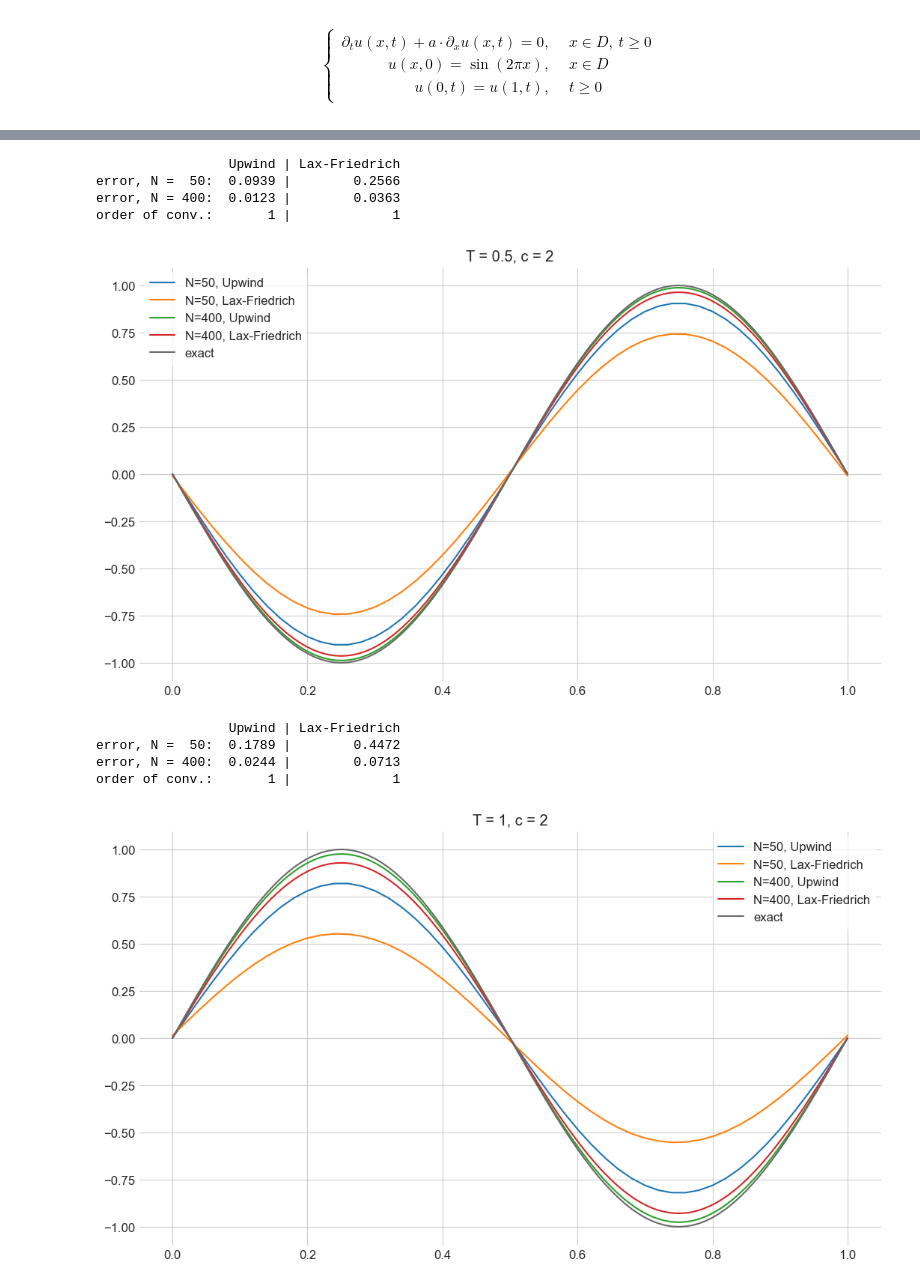
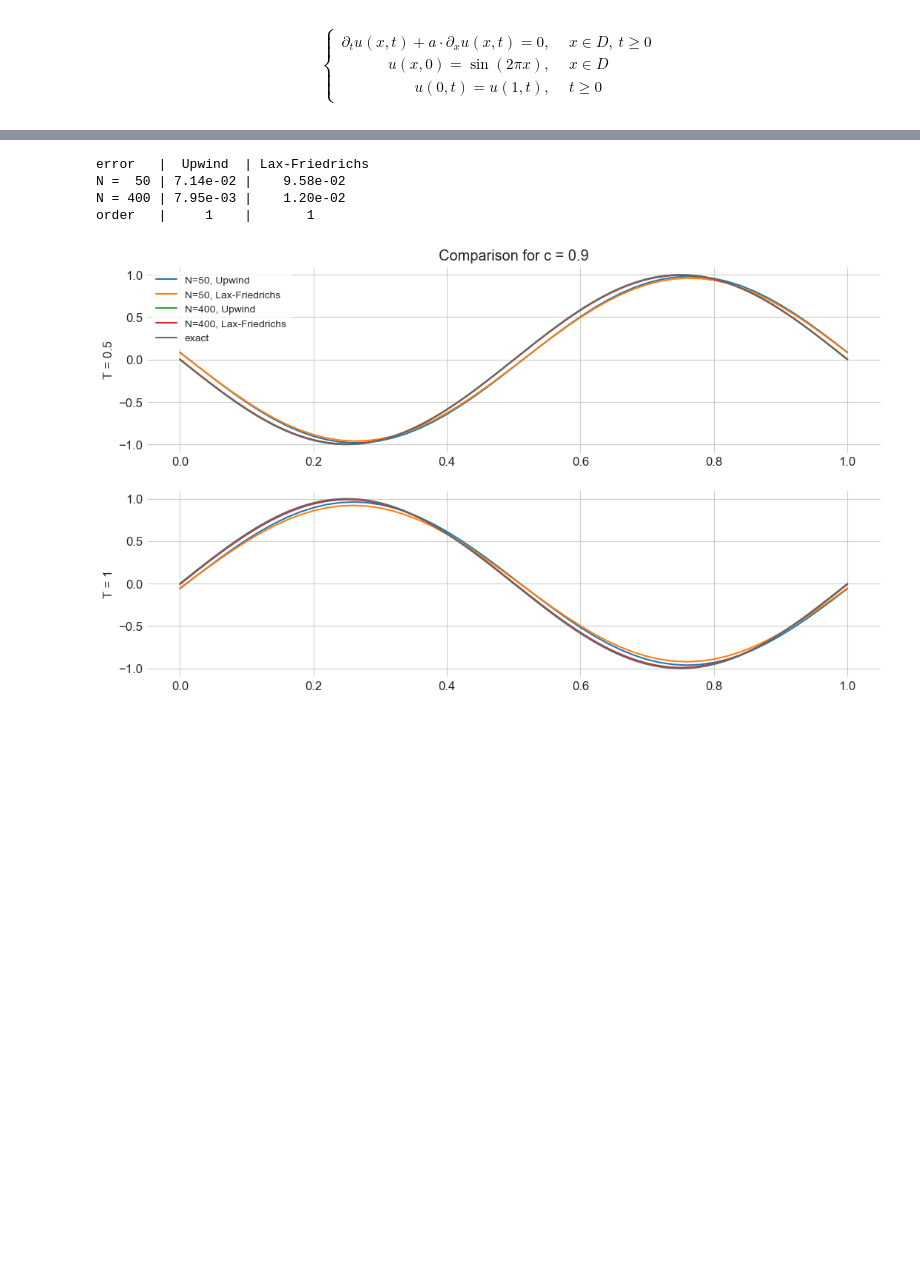
Before and after one commit to maxstollmayer/NuMeDiffG, a Jupyter notebook: Aufgabenblatt 7/Aufgabenblatt 7 Lösung.ipynb, the cells around one changed output, grey strips where cells are left out. Drawn from its saved outputs; the diff is of its cells as text; code cells hidden in the pictures; blank space fills up the shorter version.

Commit message:
various fixes
fixed scaling factor c
changed output to subplots

```diff
--- a/Aufgabenblatt 7/Aufgabenblatt 7 Lösung.ipynb
+++ b/Aufgabenblatt 7/Aufgabenblatt 7 Lösung.ipynb
@@ -152,16 +154,21 @@ def OUTPUT(Ns, T, c=2):
     plt.show()
-# %%
-Ns = (50, 400)
-OUTPUT(Ns, T=0.5)
-OUTPUT(Ns, T=1)
-# %% [output]
-                 Upwind | Lax-Friedrich
-error, N =  50:  0.0939 |        0.2566
-error, N = 400:  0.0123 |        0.0363
-order of conv.:       1 |             1
-[figure, removed]
-                 Upwind | Lax-Friedrich
-error, N =  50:  0.1789 |        0.4472
-error, N = 400:  0.0244 |        0.0713
-order of conv.:       1 |             1
-[figure, removed]
+# %%
+a = -1
+D = [0, 1]
+Ns = [50, 400]
+Ts = [0.5, 1]
+c = 0.9  # 0 < c <= 1 to satisfy CFL stability condition
+
+def u0(x):
+    return np.sin(2 * np.pi * x)
+
+def exact(x, t):
+    return u0(x - a * t)
+
+OUTPUT(a, u0, exact, D, Ns, Ts, c)
+# %% [output]
+error   |  Upwind  | Lax-Friedrichs
+N =  50 | 7.14e-02 |    9.58e-02
+N = 400 | 7.95e-03 |    1.20e-02
+order   |     1    |       1
+[figure, added]
```
Also changed, not shown: parts of 5 cells of this notebook, 1 other file.
